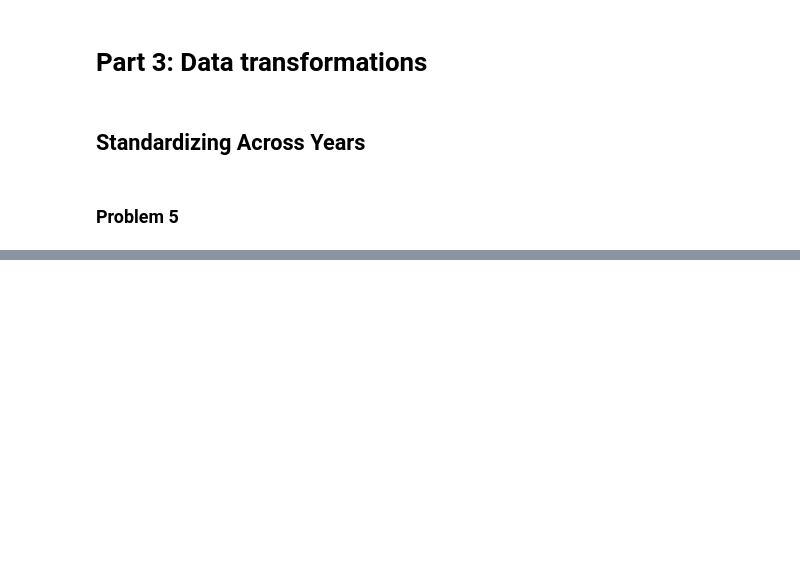
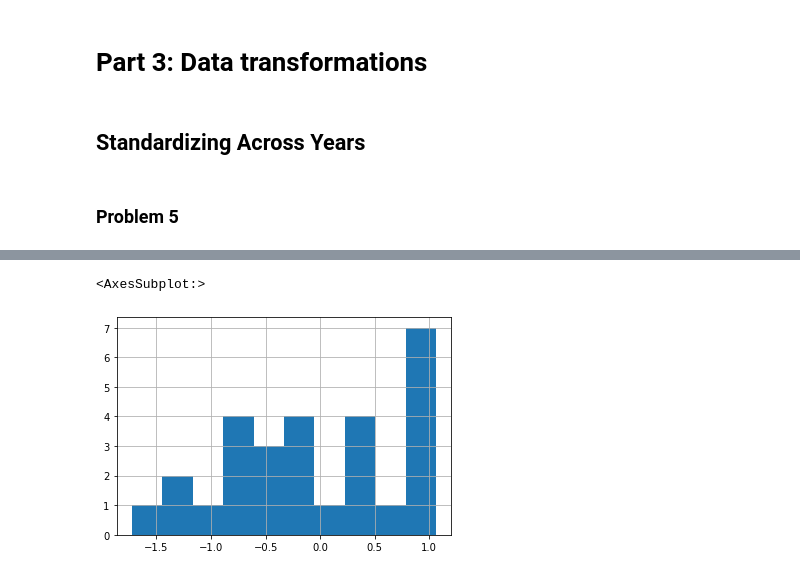
Before and after one commit to jpdevito/cmsc320, a Jupyter notebook: Project 2.ipynb, the cells around one changed output, grey strips where cells are left out. Drawn from its saved outputs; the diff is of its cells as text; code cells hidden in the pictures; blank space fills up the shorter version.

```diff
--- a/Project 2.ipynb
+++ b/Project 2.ipynb
@@ -373,0 +383,5 @@ I used the same code to get the same graphs from problem 4, only this time I use
+# %%
+means.loc["A"].standardizedPayroll.hist()
+# %% [output]
+<AxesSubplot:>
+[figure, added]
```
Also changed, not shown: parts of 31 cells of this notebook.
